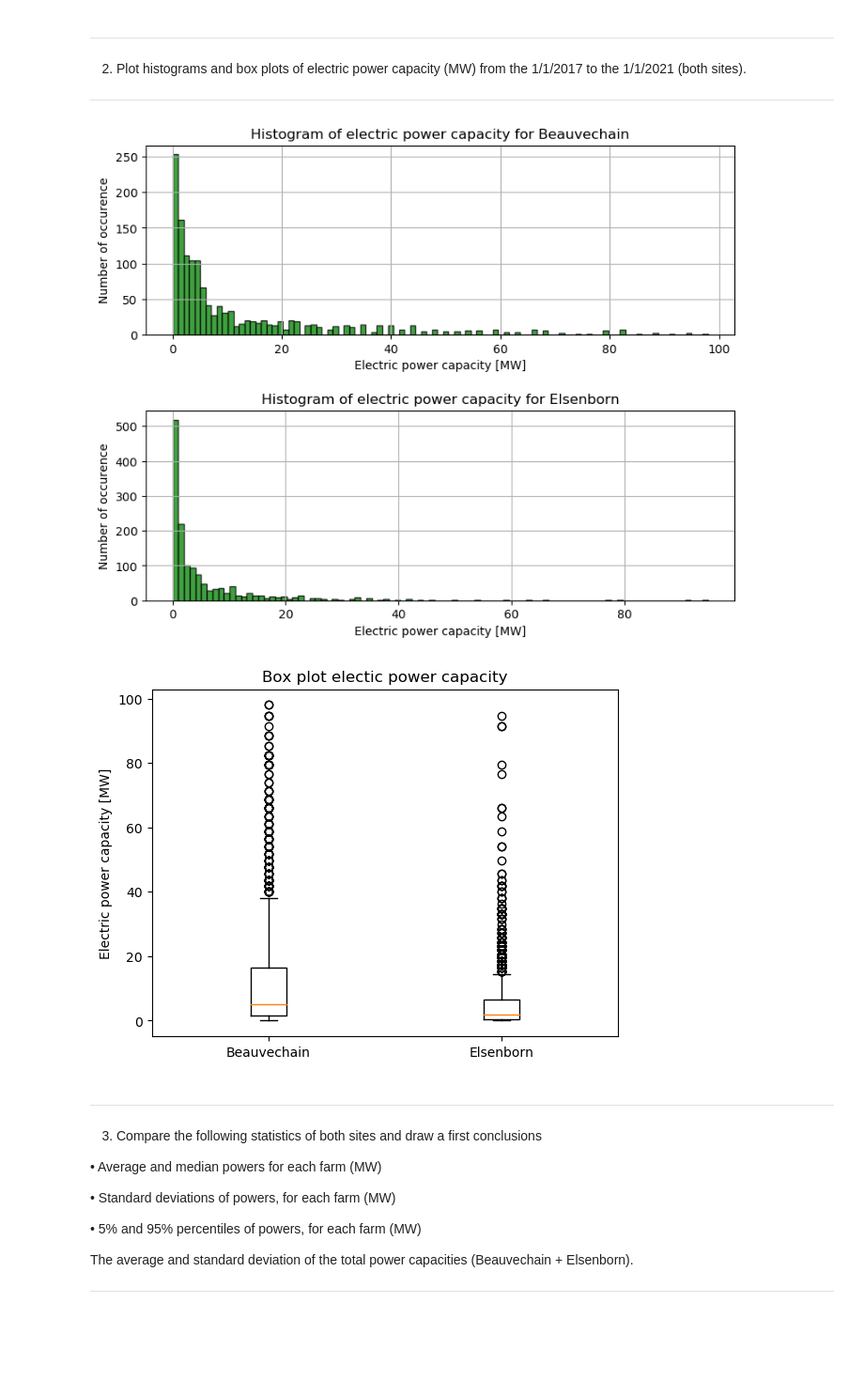
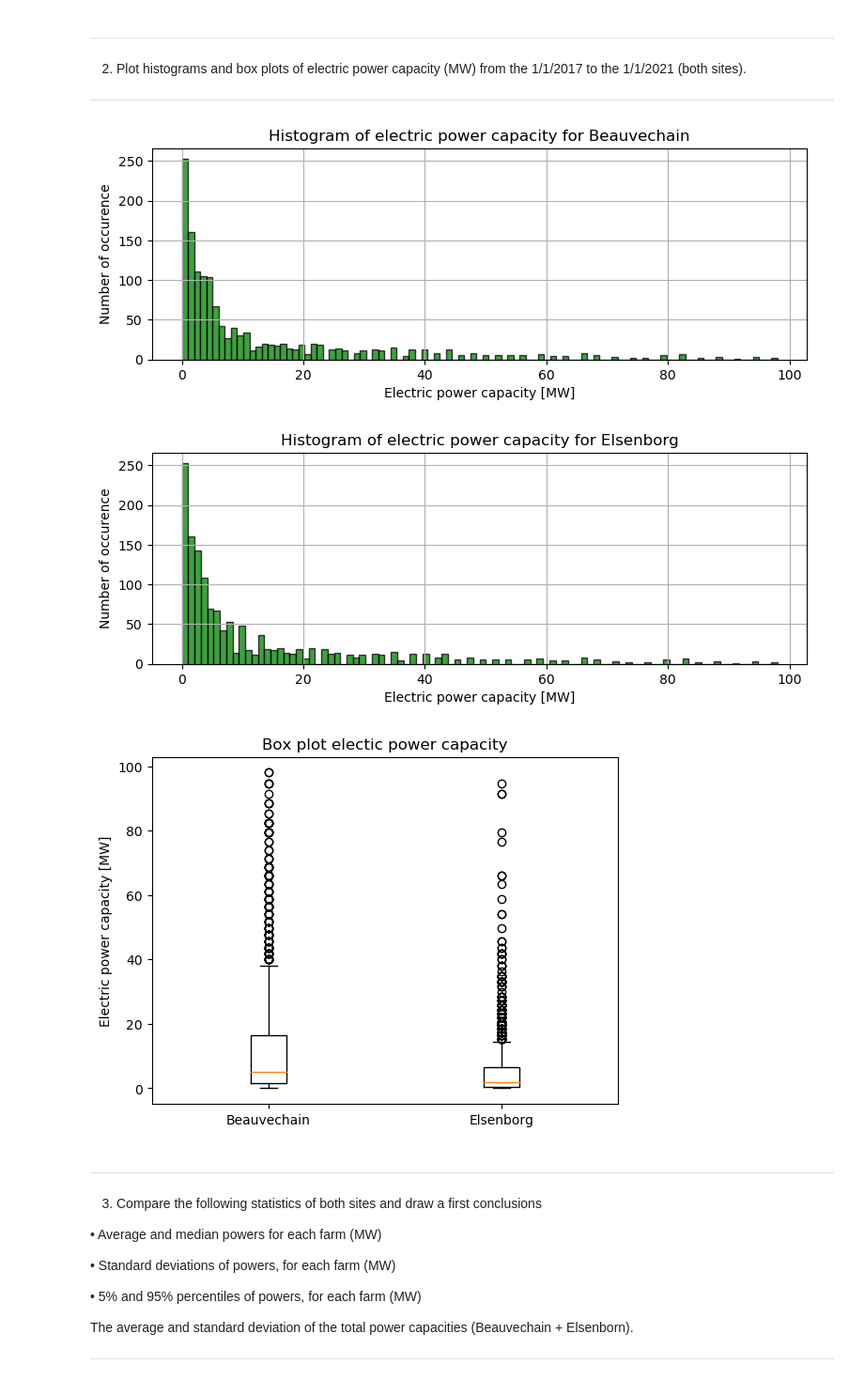
Before and after one commit to Albanedns/Hackathon, a Jupyter notebook: hackathon 1/code/hackathon.ipynb, the cells around one changed output. Shown: that part at 94% size. Drawn from its saved outputs; the diff is of its cells as text; code cells hidden in the pictures; blank space fills up the shorter version.

```diff
--- a/hackathon 1/code/hackathon.ipynb
+++ b/hackathon 1/code/hackathon.ipynb
@@ -109,36 +117,37 @@ Comment briefly your results
 # %%
 import matplotlib.pyplot as plt
 
-plt.figure(figsize=(9,7))
-plt.subplots_adjust(hspace=0.4)
 
-#histogram for Beauvechain
-plt.subplot(2,1,1)
-biggest_B= int(data_B_P.max())
-data_B_P.hist(bins= biggest_B,facecolor='g', edgecolor= 'black', alpha=0.75)
-plt.xlabel('Electric power capacity [MW]')
-plt.ylabel('Number of occurence')
-plt.title('Histogram of electric power capacity for Beauvechain', fontsize=12)
-plt.grid(True)
+#histogram
 
-#histogram for Elsenborn
-plt.subplot(2,1,2)
-biggest_E= int(data_E_P.max())
-data_E_P.hist(bins=biggest_E ,facecolor='g', edgecolor= 'black', alpha=0.75)
-plt.xlabel('Electric power capacity [MW]')
-plt.ylabel('Number of occurence')
-plt.title('Histogram of electric power capacity for Elsenborn', fontsize=12)
-plt.grid(True)
-plt.show()
+def histogram(data,name):
+    plt.figure(figsize=(9,7))
+    plt.subplots_adjust(hspace=0.4)
+    plt.subplot(2,1,1)
+    biggest_B= int(data.max())
+    data_B_P.hist(bins= biggest_B,facecolor='g', edgecolor= 'black', alpha=0.75)
+    plt.xlabel('Electric power capacity [MW]')
+    plt.ylabel('Number of occurence')
+    plt.title('Histogram of electric power capacity for '+name, fontsize=12)
+    plt.grid(True)
+    plt.show()
+
+histogram(data_B_P,"Beauvechain")
+histogram(data_E_P,"Elsenborg")
 
 #box plots
-plt.boxplot([data_B_P,data_E_P], labels=["Beauvechain","Elsenborn"])
-plt.ylabel('Electric power capacity [MW]')
-plt.title('Box plot electic power capacity')
-plt.show()
+
+def boxplot(data1,data2,name1,name2):
+    plt.boxplot([data1,data2], labels=[name1,name2])
+    plt.ylabel('Electric power capacity [MW]')
+    plt.title('Box plot electic power capacity')
+    plt.show()
+
+boxplot(data_B_P,data_E_P,"Beauvechain","Elsenborg")
 # %% [output]
-[figure, old version]
+[figure, new version]
-[figure, old version]
+[figure, new version]
+[figure, added]
 # %% [markdown]
 ------------------------------------------------------------------------------------------------------
 
```
Also changed, not shown: parts of 7 cells of this notebook.
